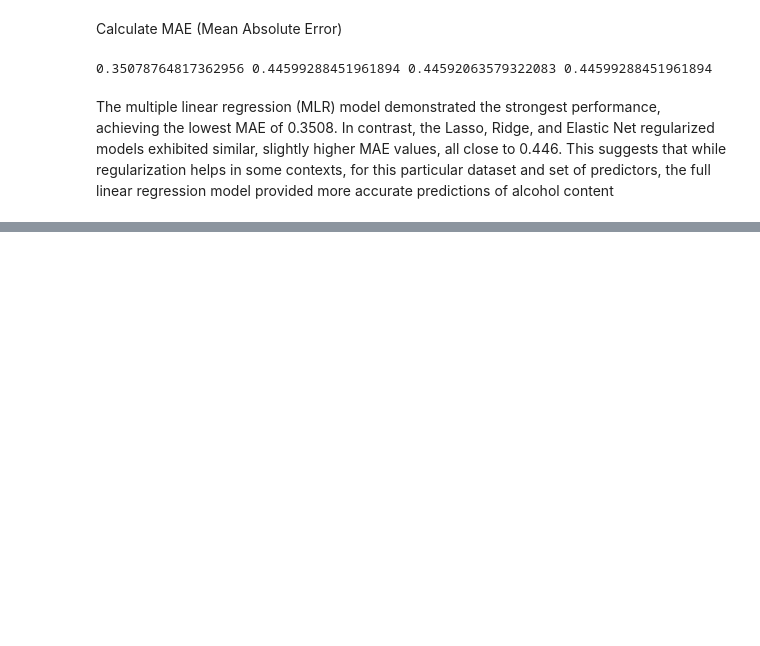
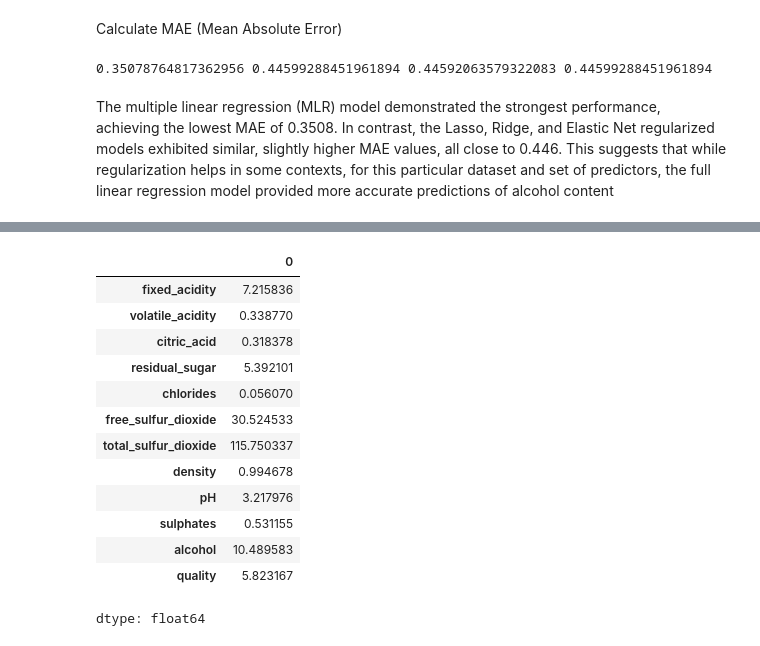
Before and after one commit to hzhoujoy/ST554_HW7, a Jupyter notebook: JoyZhou_HW7.ipynb, the cells around one changed output, grey strips where cells are left out. Drawn from its saved outputs; the diff is of its cells as text; code cells hidden in the pictures; blank space fills up the shorter version.

Commit message:
update logistic models

```diff
--- a/JoyZhou_HW7.ipynb
+++ b/JoyZhou_HW7.ipynb
@@ -658,0 +664,12 @@ The multiple linear regression (MLR) model demonstrated the strongest performanc
+# %%
+import numpy as np
+from sklearn.model_selection import train_test_split
+
+#Split the dataset into predictors (X) and response (y)
+X_train_clf, X_test_clf, y_train_clf, y_test_clf = train_test_split(
+    wine_df.drop(['type_of_wine'], axis=1),                #prodictors(X)
+    wine_df['type_of_wine'],                               #response
+    test_size=0.2,                                         #80/20 split
+    random_state=42,
+    stratify=wine_df['type_of_wine']                       #maintains wine type proportions in each split
+)
@@ -658,0 +680,18 @@ The multiple linear regression (MLR) model demonstrated the strongest performanc
+# %%
+means_clf = X_train_clf.apply(np.mean, axis = 0)
+means_clf
+# %% [output]
+|  | 0 |
+| fixed_acidity | 7.215836 |
+| volatile_acidity | 0.338770 |
+| citric_acid | 0.318378 |
+| residual_sugar | 5.392101 |
+| chlorides | 0.056070 |
+| free_sulfur_dioxide | 30.524533 |
+| total_sulfur_dioxide | 115.750337 |
+| density | 0.994678 |
+| pH | 3.217976 |
+| sulphates | 0.531155 |
+| alcohol | 10.489583 |
+| quality | 5.823167 |
+dtype: float64
```
Also changed, not shown: parts of 31 cells of this notebook.
